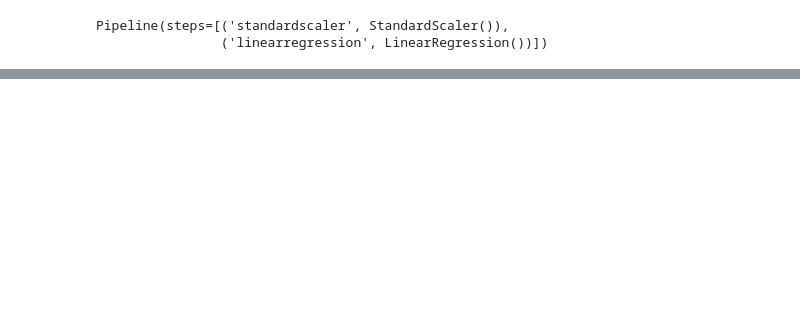
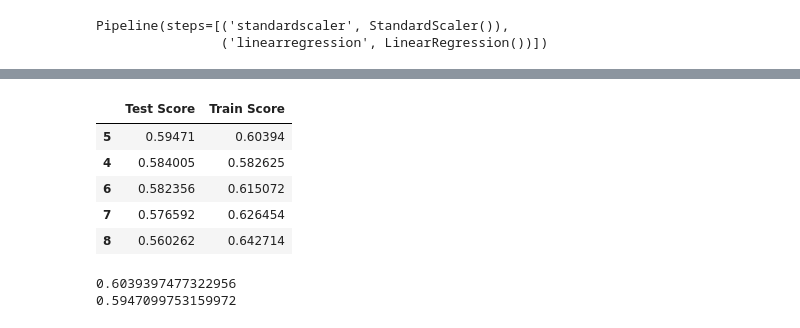
Before and after one commit to CaillahR/Food-Sale-Predictions, a Jupyter notebook: Sales_Predictions.ipynb, the cells around one changed output, grey strips where cells are left out. Cells and saved outputs as stored; diff of their text form; code cells hidden in the pictures; blank space fills up the shorter version.

```diff
--- a/Sales_Predictions.ipynb
+++ b/Sales_Predictions.ipynb
@@ -462,0 +566,23 @@ Pipeline(steps=[('standardscaler', StandardScaler()),
+# %%
+#Looking at wich depth precisely has the highest r2 test score
+sorted_scores = scores.sort_values(by='Test Score', ascending=False)
+sorted_scores.head()
+# %% [output]
+|  | Test Score | Train Score |
+| 5 | 0.59471 | 0.60394 |
+| 4 | 0.584005 | 0.582625 |
+| 6 | 0.582356 | 0.615072 |
+| 7 | 0.576592 | 0.626454 |
+| 8 | 0.560262 | 0.642714 |
+# %%
+#Using index with highest test score
+dec_tree_5 = DecisionTreeRegressor(max_depth = 5, random_state = 42)
+dec_tree_5.fit(X_train_imputed, y_train)
+train_5_score = dec_tree_5.score(X_train_imputed, y_train)
+test_5_score = dec_tree_5.score(X_test_imputed, y_test)
+print(train_5_score)
+print(test_5_score)
+#Happy balance~
+# %% [output]
+0.6039397477322956
+0.5947099753159972
```
Also changed, not shown: parts of 27 cells of this notebook.
